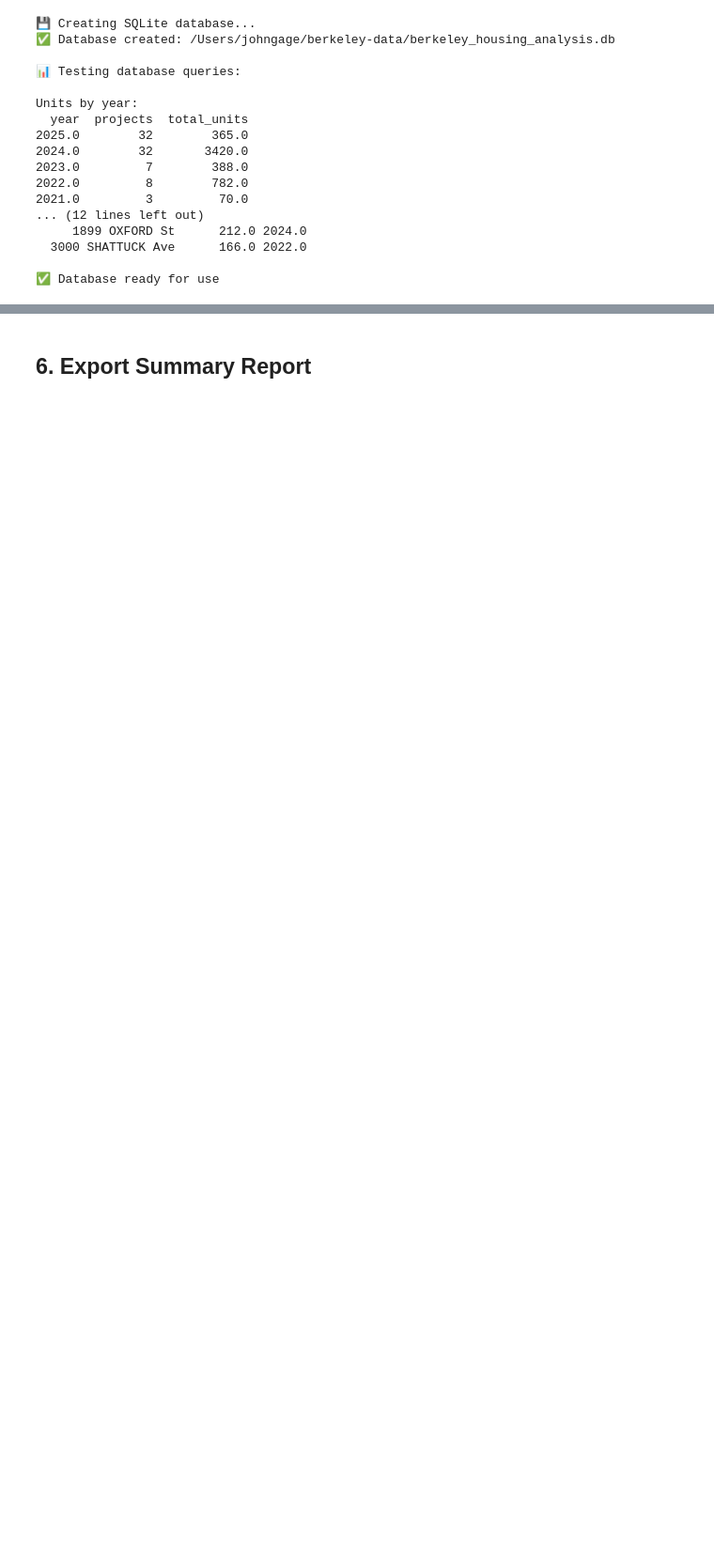
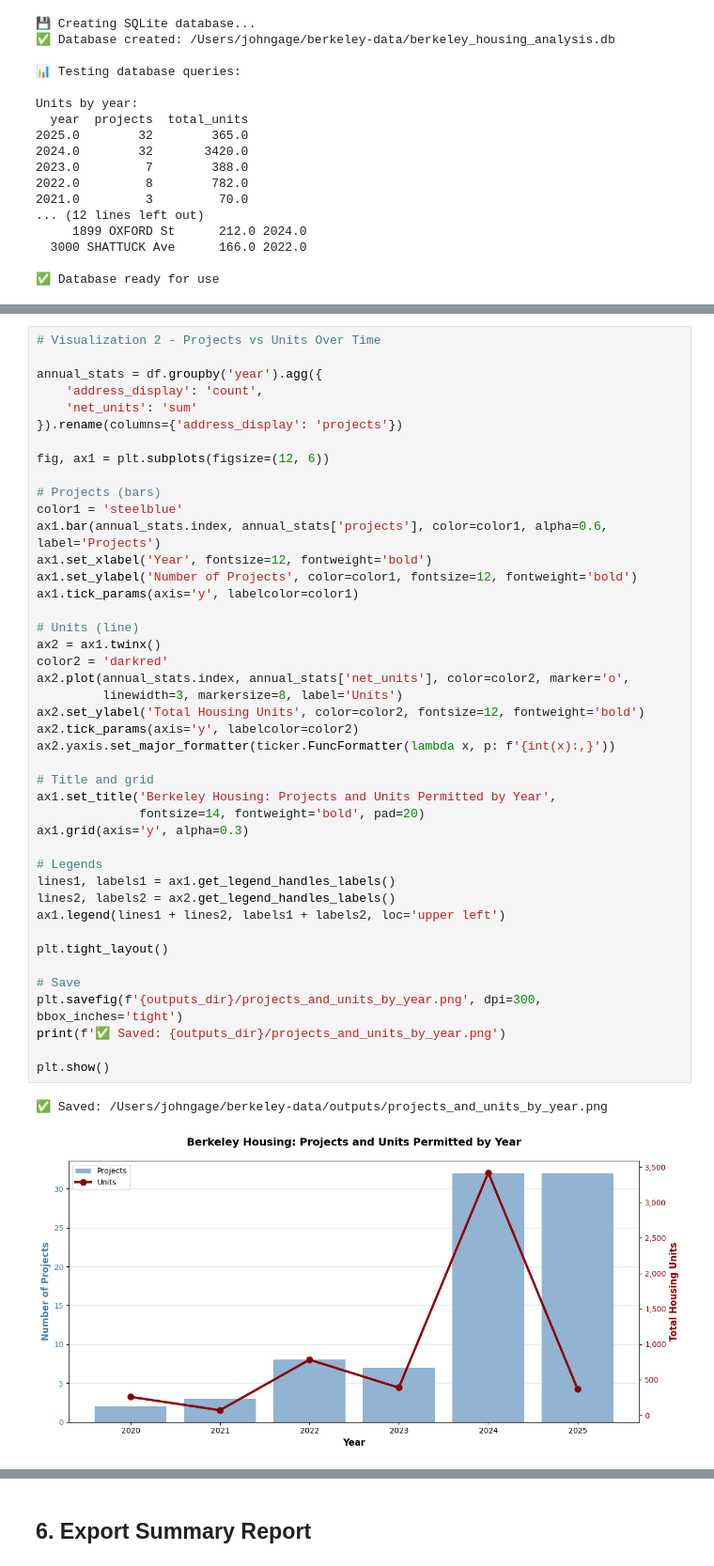
Before and after one commit to blockXblock/berkeley-housing-analysis, a Jupyter notebook: notebooks/MASTER_ANALYSIS.ipynb, the cells around one changed output, grey strips where cells are left out. Shown at 94% size. Drawn from its saved outputs; the diff is of its cells as text; blank space fills up the shorter version.

```diff
--- a/notebooks/MASTER_ANALYSIS.ipynb
+++ b/notebooks/MASTER_ANALYSIS.ipynb
@@ -490,0 +815,46 @@ Units by year:
+# %%
+# Visualization 2 - Projects vs Units Over Time
+
+annual_stats = df.groupby('year').agg({
+    'address_display': 'count',
+    'net_units': 'sum'
+}).rename(columns={'address_display': 'projects'})
+
+fig, ax1 = plt.subplots(figsize=(12, 6))
+
+# Projects (bars)
+color1 = 'steelblue'
+ax1.bar(annual_stats.index, annual_stats['projects'], color=color1, alpha=0.6, label='Projects')
+ax1.set_xlabel('Year', fontsize=12, fontweight='bold')
+ax1.set_ylabel('Number of Projects', color=color1, fontsize=12, fontweight='bold')
+ax1.tick_params(axis='y', labelcolor=color1)
+
+# Units (line)
+ax2 = ax1.twinx()
+color2 = 'darkred'
+ax2.plot(annual_stats.index, annual_stats['net_units'], color=color2, marker='o',
+         linewidth=3, markersize=8, label='Units')
+ax2.set_ylabel('Total Housing Units', color=color2, fontsize=12, fontweight='bold')
+ax2.tick_params(axis='y', labelcolor=color2)
+ax2.yaxis.set_major_formatter(ticker.FuncFormatter(lambda x, p: f'{int(x):,}'))
+
+# Title and grid
+ax1.set_title('Berkeley Housing: Projects and Units Permitted by Year',
+              fontsize=14, fontweight='bold', pad=20)
+ax1.grid(axis='y', alpha=0.3)
+
+# Legends
+lines1, labels1 = ax1.get_legend_handles_labels()
+lines2, labels2 = ax2.get_legend_handles_labels()
+ax1.legend(lines1 + lines2, labels1 + labels2, loc='upper left')
+
+plt.tight_layout()
+
+# Save
+plt.savefig(f'{outputs_dir}/projects_and_units_by_year.png', dpi=300, bbox_inches='tight')
+print(f'✅ Saved: {outputs_dir}/projects_and_units_by_year.png')
+
+plt.show()
+# %% [output]
+✅ Saved: /Users/johngage/berkeley-data/outputs/projects_and_units_by_year.png
+[figure, added]
```
Also changed, not shown: parts of 23 cells of this notebook.
